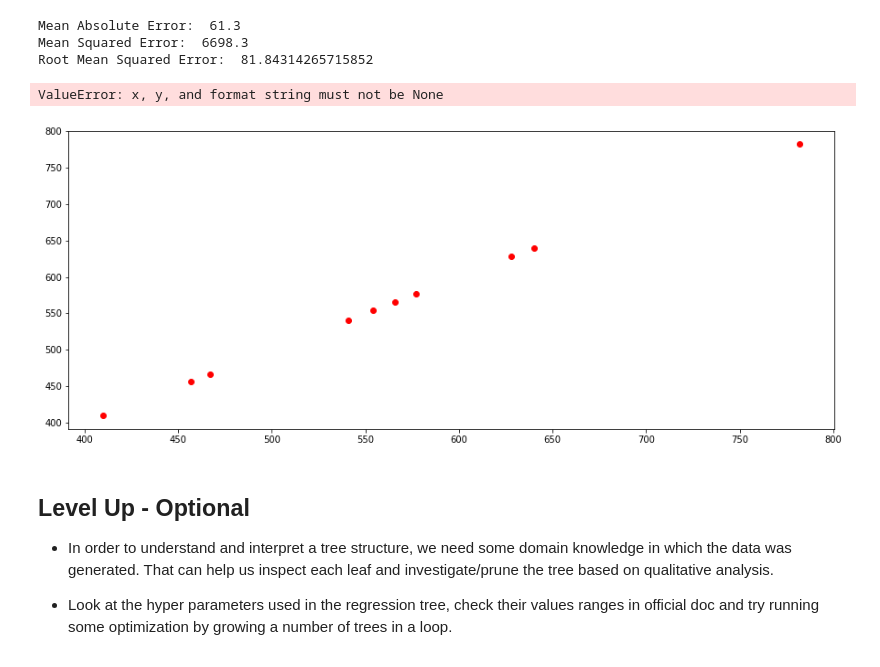
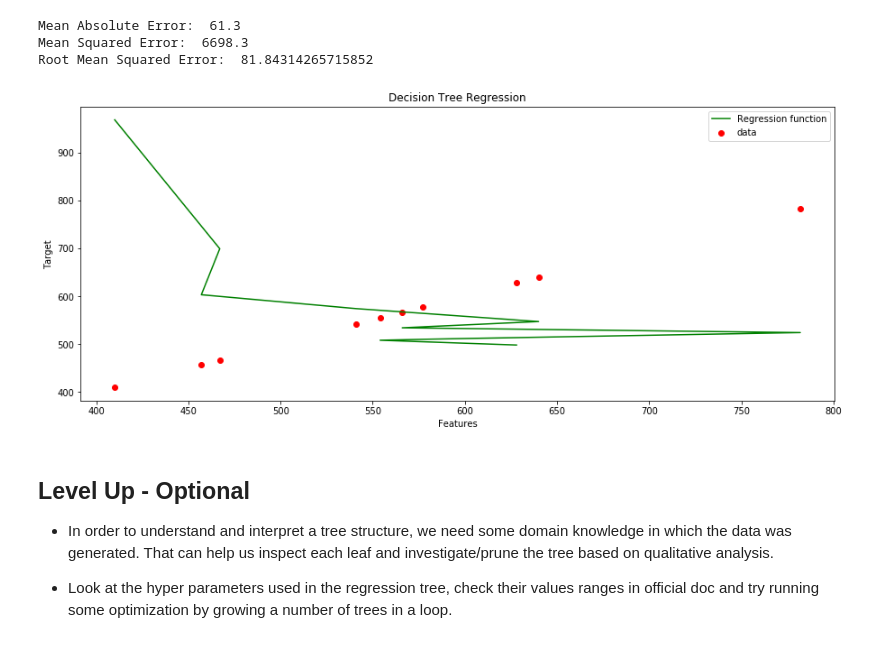
Before and after one commit to fleralle/dsc-regression-cart-trees-lab-houston-ds-042219, a Jupyter notebook: index.ipynb, the cells around one changed output. Drawn from its saved outputs; the diff is of its cells as text; code cells hidden in the pictures.

```diff
--- a/index.ipynb
+++ b/index.ipynb
@@ -111,15 +111,14 @@ Root Mean Squared Error:  81.84314265715852
 # %%
 plt.figure(figsize=(15,6))
 plt.scatter(y_test, y_test, color = 'red', label='data')
-plt.plot(y_test, npy_pred.sort(), color = 'green', label='Regression function')
+plt.plot(y_test, np.sort(y_pred.reshape(-1,1)), color = 'green', label='Regression function')
 plt.title('Decision Tree Regression')
 plt.xlabel('Features')
 plt.ylabel('Target')
 plt.legend()
 plt.show()
 # %% [output]
-ValueError: x, y, and format string must not be None
-[figure, old version]
+[figure, new version]
 # %% [markdown]
 ## Level Up - Optional
 
```
